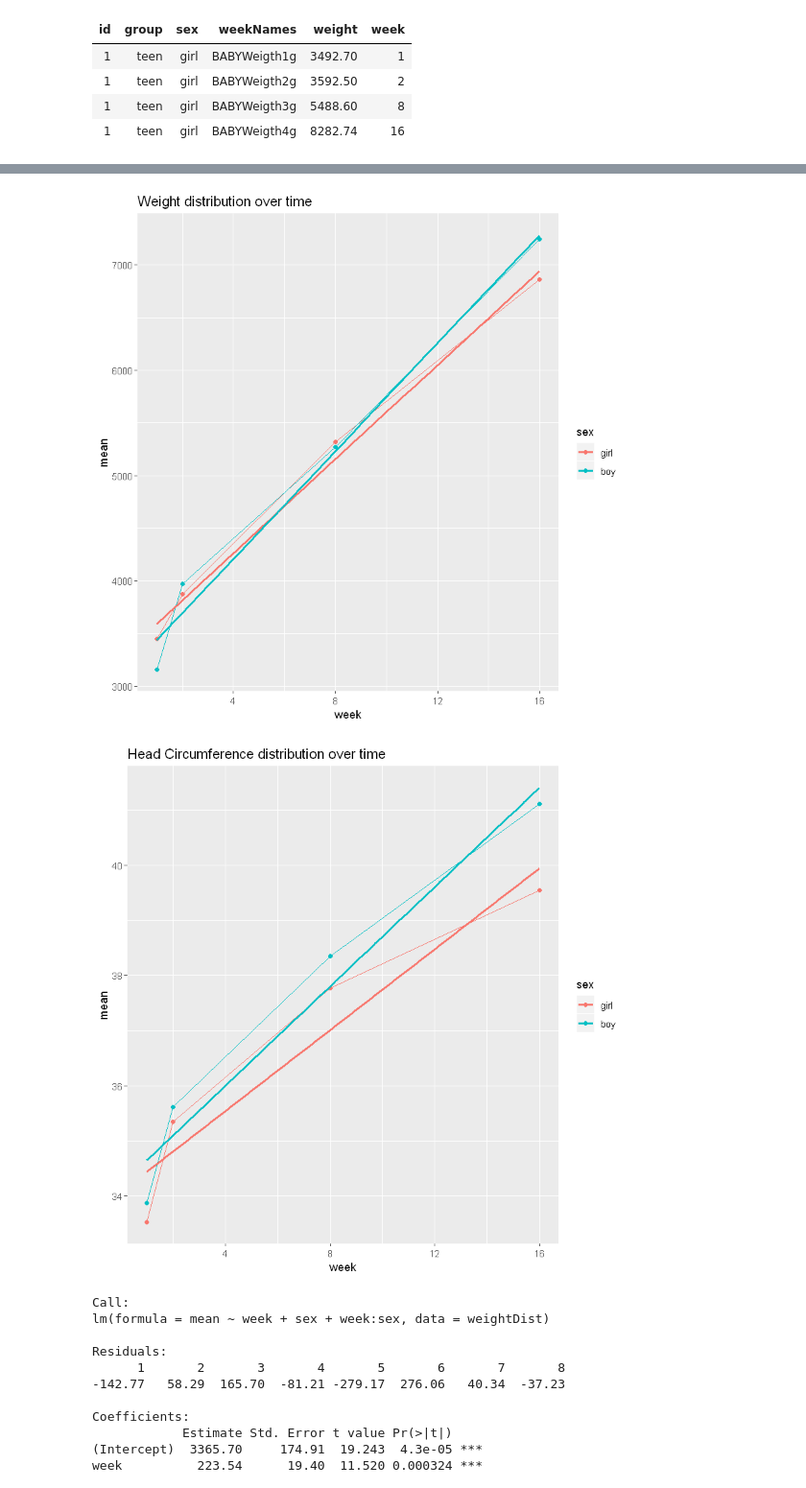
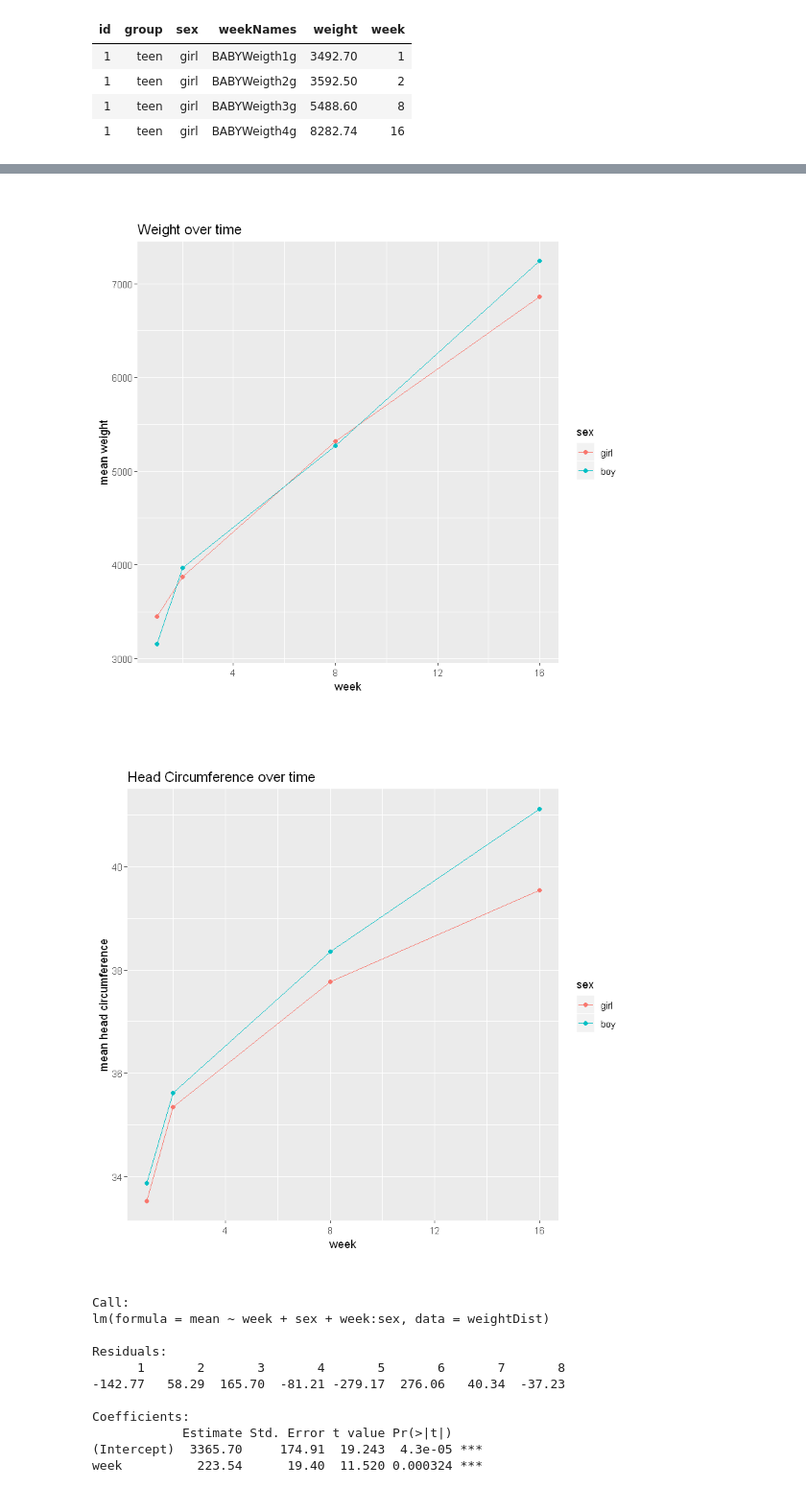
Before and after one commit to notblank/AA-leche-humana, a Jupyter notebook: Report plots Part II.ipynb, the cells around one changed output, grey strips where cells are left out. Shown at 96% size. Cells and saved outputs as stored; diff of their text form; code cells hidden in the pictures.

Commit message:
weight and size

```diff
--- a/Report plots Part II.ipynb
+++ b/Report plots Part II.ipynb
@@ -178,7 +178,7 @@ head(weight)
 | 6 | teen | boy | 3093.5 | 3392.9 | 4989.6 | 6785.80 |
 # %%
 weightLong <- weight %>% gather(weekNames, weight, -id, -group, -sex)
-headCLong <- headC %>% gather(weekNames, head_c, -id, -group, -sex)
+headCLong <- headC %>% gather(weekNames, head, -id, -group, -sex)
 
 weightLong %>% filter(id == 4)
 headCLong %>% filter(id == 4)
@@ -232,25 +232,30 @@ headCLong %>% filter(id == 1)
 weightDist <- weightLong %>% filter(!is.na(sex)) %>% group_by(sex, week) %>%
         summarise(mean = mean(weight, na.rm = T), sd = sd(weight, na.rm = T))
 
-#weightDist
+#png(filename="./plots/weight.png", units="cm", width=15, height=15, res = 300)
 ggplot(weightDist, aes(x = week, y = mean, color = sex)) +
     geom_point() +
     #geom_linerange(aes(ymin = mean - 2*sd, ymax = mean + 2*sd)) +
-    geom_line() + geom_smooth(method = lm, se = F) +
-    ggtitle('Weight distribution over time')
+    geom_line() + #geom_smooth(method = lm, se = F) +
+    theme(aspect.ratio = 1) +
+    ggtitle('Weight over time') + ylab('mean weight')
+#dev.off()
 # %% [output]
-[figure, old version]
+[figure, new version]
 # %%
 headCDist <- headCLong %>% filter(!is.na(sex)) %>% group_by(sex, week) %>%
-        summarise(mean = mean(head_c, na.rm = T), sd = sd(head_c, na.rm = T))
+        summarise(mean = mean(head, na.rm = T), sd = sd(head, na.rm = T))
 
+#png(filename="./plots/head_c.png", units="cm", width=15, height=15, res = 300)
 ggplot(headCDist, aes(x = week, y = mean, color = sex)) +
     geom_point() +
     #geom_errorbar(aes(ymin = mean - 2*sd, ymax = mean + 2*sd), alpha = 0.5) +
-    geom_line() + geom_smooth(method = lm, se = F) +
-    ggtitle('Head Circumference distribution over time')
+    geom_line() + #geom_smooth(method = lm, se = F) +
+    theme(aspect.ratio = 1) +
+    ggtitle('Head Circumference over time') + ylab('mean head circumference')
+#dev.off()
 # %% [output]
-[figure, old version]
+[figure, new version]
 # %%
 summary(lm(weightDist, formula = mean ~ week + sex + week:sex))
 # %% [output]
```
Also changed, not shown: parts of 27 cells of this notebook, 13 other files.
